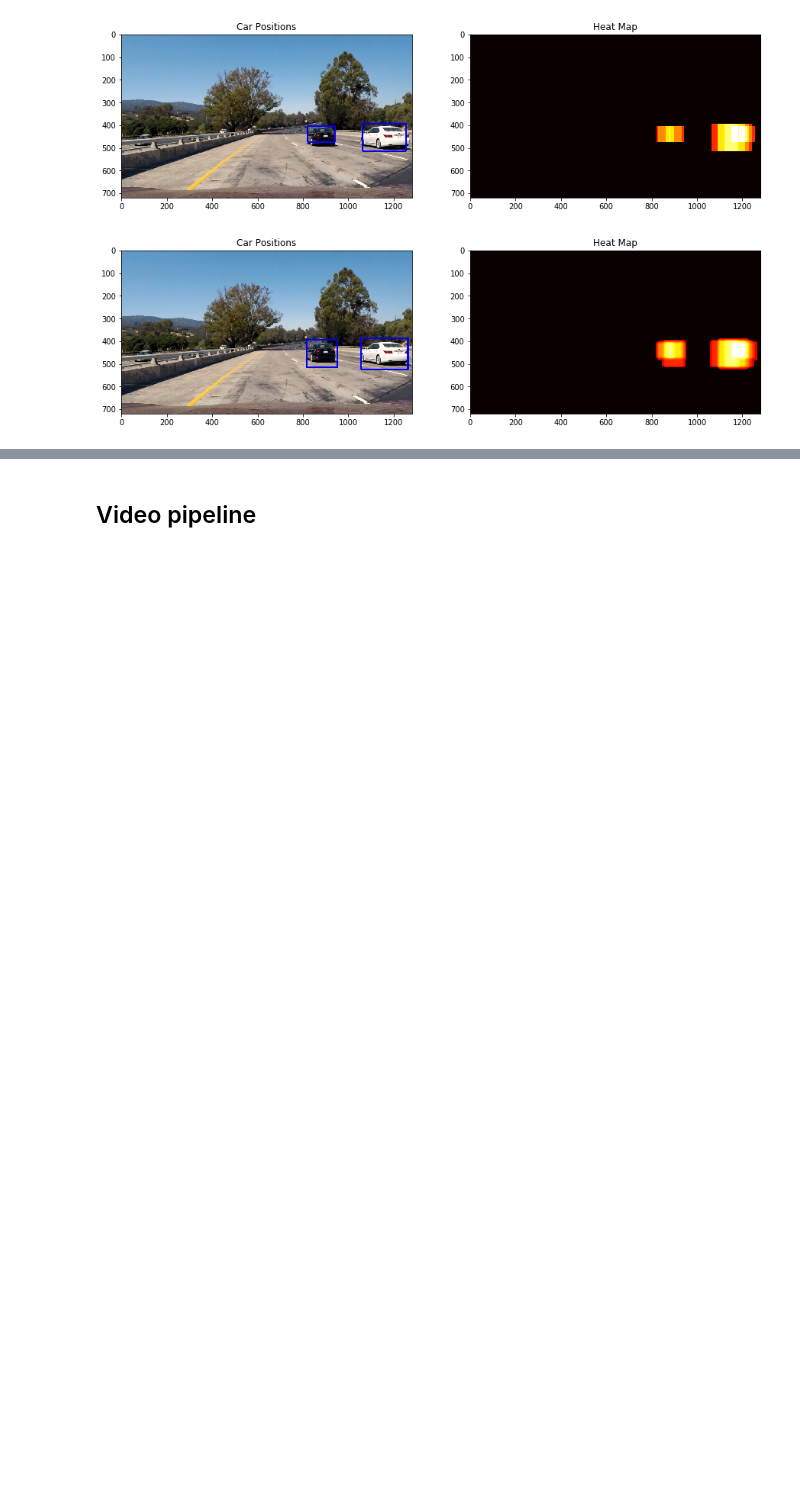
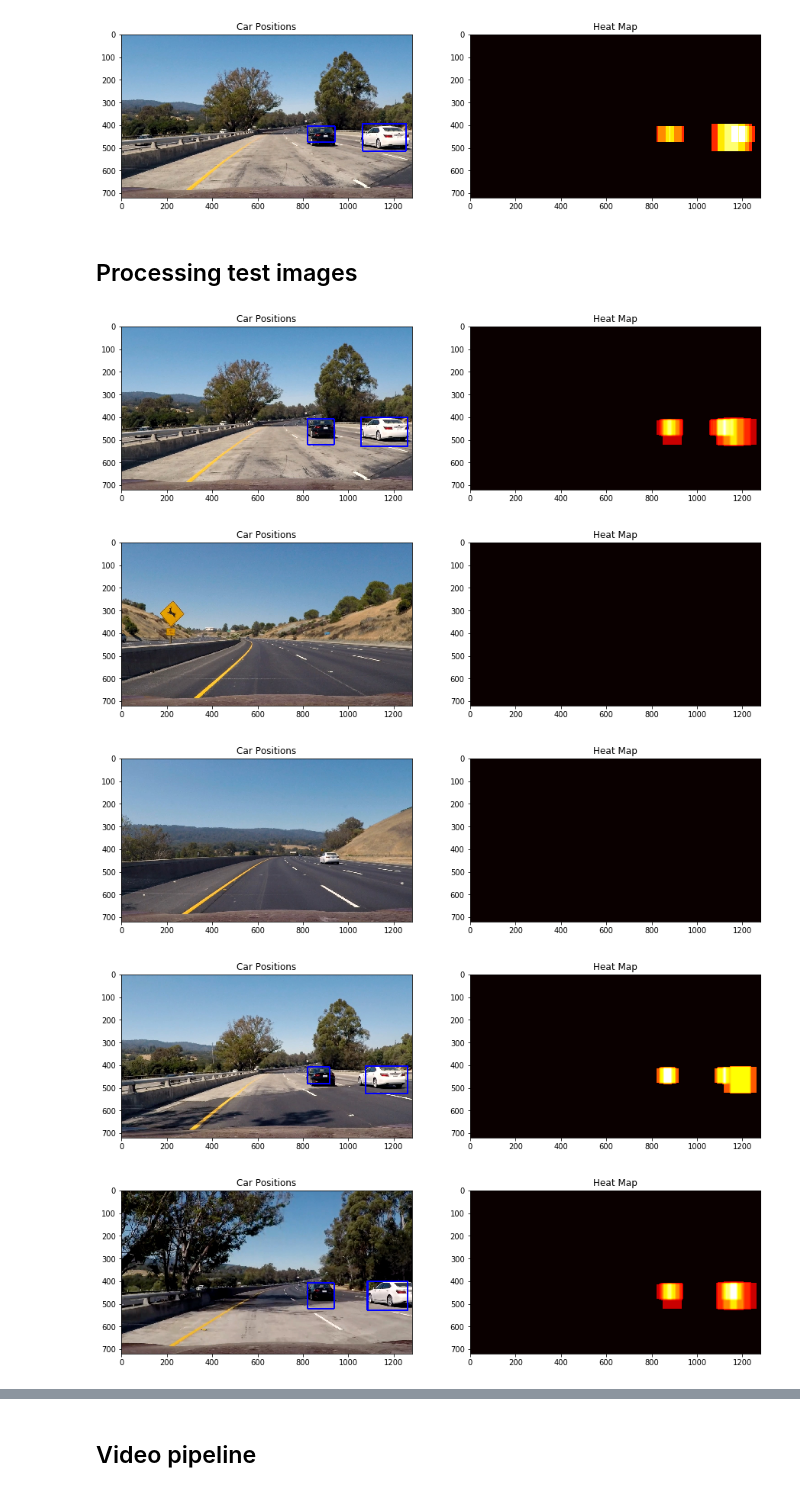
Before and after one commit to gderoo/self_driving_car, a Jupyter notebook: Project 5 - Vehicle Detection/notebook.ipynb, the cells around one changed output, grey strips where cells are left out. Cells and saved outputs as stored; diff of their text form; code cells hidden in the pictures; blank space fills up the shorter version.

```diff
--- a/Project 5 - Vehicle Detection/notebook.ipynb
+++ b/Project 5 - Vehicle Detection/notebook.ipynb
@@ -244,7 +255,6 @@ def add_heat_box(image, hot_windows, threshold = 2):
 
     # Smoothing
     kernel = np.ones((10,10),np.float32)/100
-    heat = cv2.filter2D(heat,-1,kernel)
     heat = cv2.filter2D(heat,-1,kernel)
 
     if np.amax(heat_historical) == 0:
@@ -281,7 +291,31 @@ multiplot([draw_img, heatmap], ['Car Positions', 'Heat Map'], (1,2), cmap='hot')
 [figure]
 # %%
 heat_historical = np.zeros((h,w,5)).astype(np.float)
-draw_img, heatmap = add_heat_box(image, hot_windows)
+draw_img, heatmap = add_heat_box(image, hot_windows, threshold = 1.5)
 multiplot([draw_img, heatmap], ['Car Positions', 'Heat Map'], (1,2), cmap='hot')
-# %% [output]
-[figure, removed]
+# %% [markdown]
+## Processing test images
+# %%
+test_images = glob.glob('test_images/*.jpg')
+for fname in test_images:
+    image = mpimg.imread(fname)
+    hot_windows = search_windows(image, windows, svc, X_scaler, color_space=color_space,
+                        spatial_size=spatial_size, hist_bins=hist_bins,
+                        orient=orient, pix_per_cell=pix_per_cell,
+                        cell_per_block=cell_per_block,
+                        hog_channel=hog_channel, spatial_feat=spatial_feat,
+                        hist_feat=hist_feat, hog_feat=hog_feat)
+    heat_historical = np.zeros((h,w,5)).astype(np.float)
+
+    hot_window_img = draw_boxes(image, hot_windows, color=(0, 0, 255), thick=6)
+    draw_img, heatmap = add_heat_box(image, hot_windows, threshold = 1.75)
+
+    cv2.imwrite('output_images/hotwindows_'+fname.split("/")[1], cv2.cvtColor(hot_window_img, cv2.COLOR_RGB2BGR))
+    multiplot([draw_img, heatmap], ['Car Positions', 'Heat Map'], (1,2), cmap='hot')
+    plt.savefig('output_images/heatmap_'+fname.split("/")[1])
+# %% [output]
+[figure, added]
+[figure, added]
+[figure, added]
+[figure, added]
+[figure, added]
```
Also changed, not shown: parts of 14 cells of this notebook, 5 other files.
